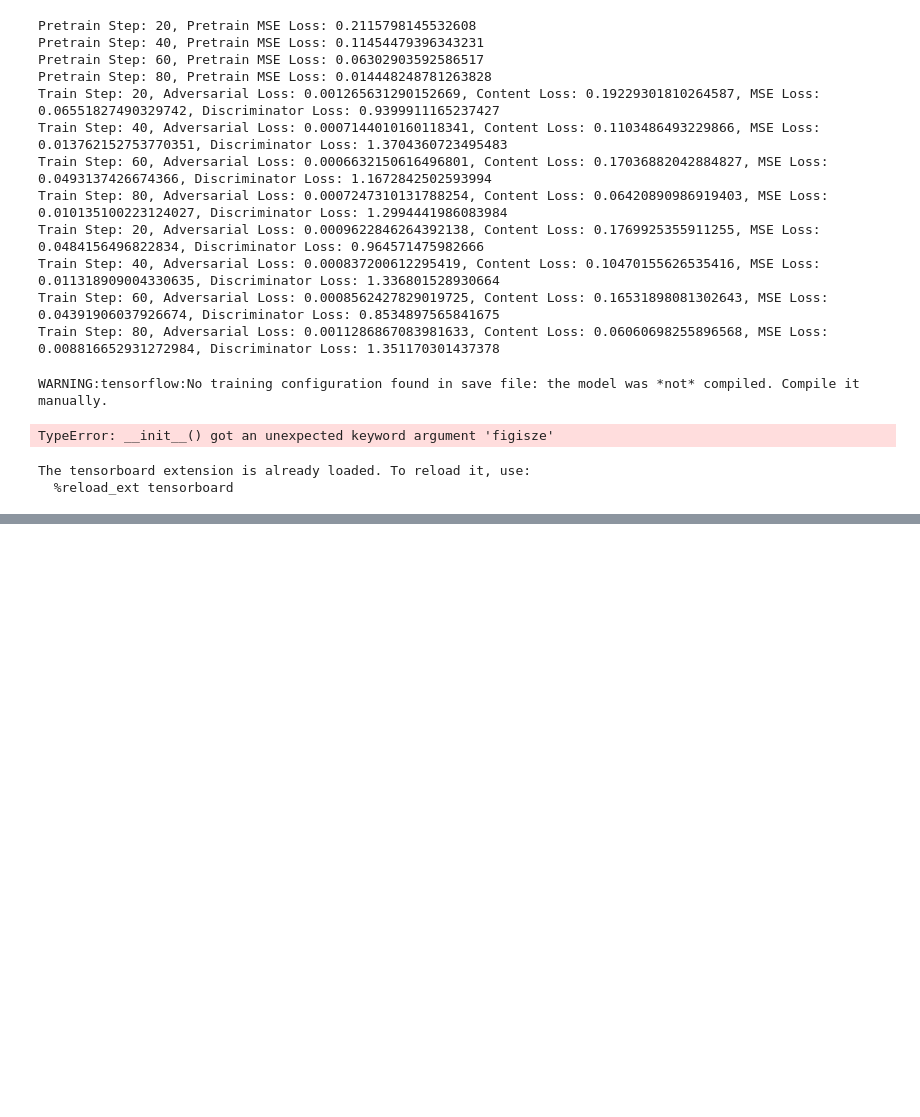
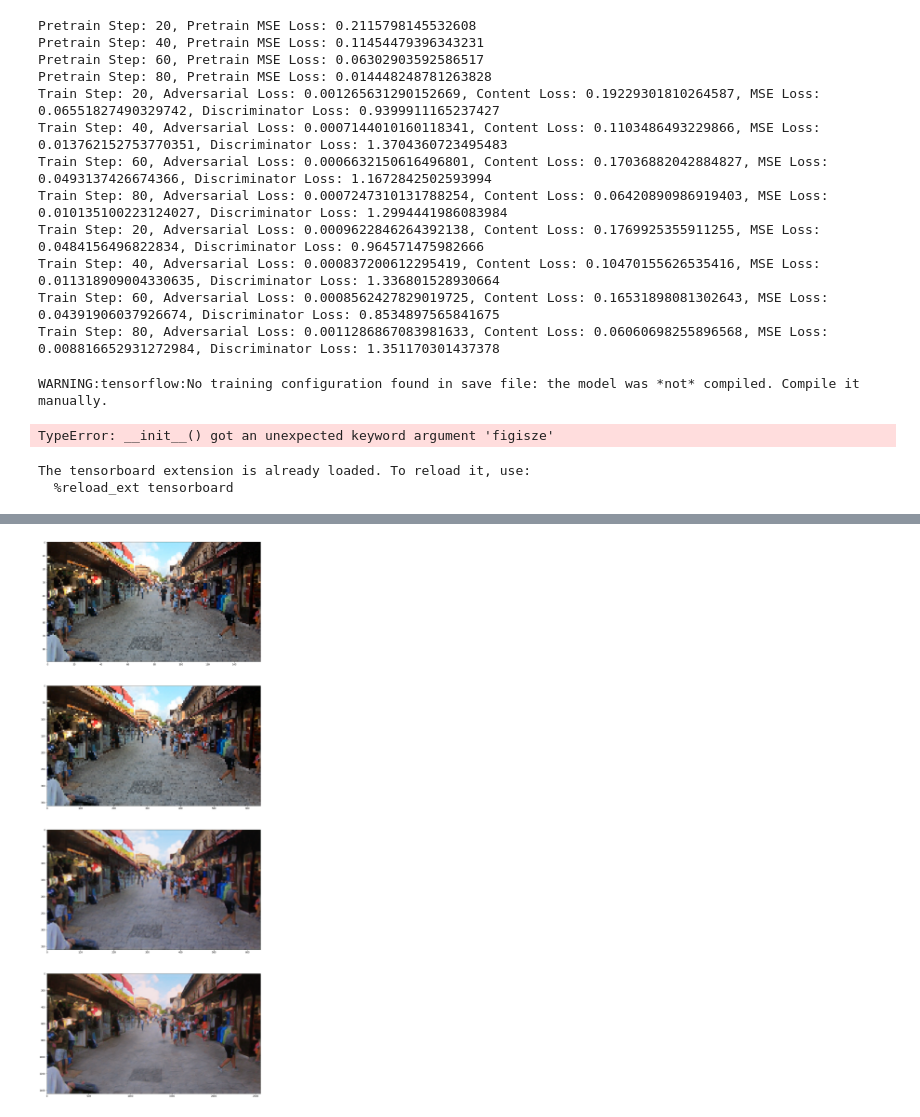
Before and after one commit to duongtruongtrong/super_resolution_video_srvgan, a Jupyter notebook: srv_gan_2.ipynb, the cells around one changed output, grey strips where cells are left out. Drawn from its saved outputs; the diff is of its cells as text; code cells hidden in the pictures; blank space fills up the shorter version.

Commit message:
can stack 2 model.predict together to upscale multiple times. Result of training 19 epochs is better than of training 3 epochs.

```diff
--- a/srv_gan_2.ipynb
+++ b/srv_gan_2.ipynb
@@ -32,9 +32,9 @@ if gpus:
     tf.config.experimental.set_virtual_device_configuration(
         gpus[0],
         [
-         tf.config.experimental.VirtualDeviceConfiguration(memory_limit=1024*0.15),
-         tf.config.experimental.VirtualDeviceConfiguration(memory_limit=1024*5.45) # for Training
-#          tf.config.experimental.VirtualDeviceConfiguration(memory_limit=1024*5) # for Testing
+         tf.config.experimental.VirtualDeviceConfiguration(memory_limit=1024*0.4),
+#          tf.config.experimental.VirtualDeviceConfiguration(memory_limit=1024*5.45) # for Training
+         tf.config.experimental.VirtualDeviceConfiguration(memory_limit=1024*5) # for Testing
         ])
     logical_gpus = tf.config.experimental.list_logical_devices('GPU')
     print(len(gpus), "Physical GPUs,", len(logical_gpus), "Logical GPUs")
@@ -1101,0 +1085,91 @@ gaussian
+# %%
+import tensorflow as tf
+
+gpus = tf.config.experimental.list_physical_devices('GPU')
+if gpus:
+  # Restrict TensorFlow to only allocate 1GB of memory on the first GPU
+  try:
+    # Currently, memory growth needs to be the same across GPUs
+#     for gpu in gpus:
+#       tf.config.experimental.set_memory_growth(gpu, True)
+    tf.config.experimental.set_virtual_device_configuration(
+        gpus[0],
+        [
+#          tf.config.experimental.VirtualDeviceConfiguration(memory_limit=1024*1),
+#          tf.config.experimental.VirtualDeviceConfiguration(memory_limit=1024*5.45) # for Training
+         tf.config.experimental.VirtualDeviceConfiguration(memory_limit=1024*4.5) # for Testing
+        ])
+    logical_gpus = tf.config.experimental.list_logical_devices('GPU')
+    print(len(gpus), "Physical GPUs,", len(logical_gpus), "Logical GPUs")
+  except RuntimeError as e:
+    # Virtual devices must be set before GPUs have been initialized
+    print(e)
+
+import matplotlib.pyplot as plt
+import random
+
+
+# for i in val_dataset.take(1):
+#     image = i
+
+# image = image[0]
+
+image = tf.io.read_file('results\low_2.png')
+image = tf.image.decode_jpeg(image, channels=3)
+
+image_adj = tf.image.convert_image_dtype(image, tf.float32)
+
+# image_adj = image_adj / 255.
+
+image_adj = tf.expand_dims(image_adj, axis=0)
+
+# with tf.device('/device:GPU:1'):
+
+# Recreate the exact same model, including its weights and the optimizer
+gen_model_1 = tf.keras.models.load_model('models/generator.h5')
+
+gen_1 = gen_model_1.predict(image_adj)
+gen_1 = tf.cast(255 * (gen_1 + 1.0) / 2.0, tf.uint8)
+
+# Recreate the exact same model, including its weights and the optimizer
+gen_model_2 = tf.keras.models.load_model('models/generator_2.h5')
+
+# Define arbitrary spatial dims, and 3 channels.
+inputs = tf.keras.Input((None, None, 3))
+
+# Trace out the graph using the input:
+outputs = gen_model_2(inputs)
+
+# Override the model:
+gen_model_2 = tf.keras.models.Model(inputs, outputs)
+
+gen_2 = gen_model_2.predict(image_adj)
+gen_2 = tf.cast(255 * (gen_2 + 1.0) / 2.0, tf.uint8)
+
+gen_2 = tf.image.convert_image_dtype(gen_2, tf.float32)
+
+gen_2 = gen_model_2.predict(gen_2)
+gen_2 = tf.cast(255 * (gen_2 + 1.0) / 2.0, tf.uint8)
+
+# image_high = tf.io.read_file('E:\CoderSchool_Final_Project\super_resolution_video\results\gen_1.png')
+# image_high = tf.image.decode_jpeg(image_high, channels=3)
+
+hr_height = 360
+hr_width = 640
+
+method_list = ['bilinear', 'lanczos3', 'lanczos5', 'bicubic', 'gaussian', 'nearest', 'area', 'mitchellcubic']
+downsampling_method = random.choice(method_list)
+print(downsampling_method)
+high_res = tf.image.resize(image,
+                          [hr_height, hr_width],
+                          preserve_aspect_ratio=True,
+                          method=downsampling_method)
+
+high_res = tf.cast(high_res, tf.uint8)
+
+f, (ax1, ax2, ax3, ax4) = plt.subplots(4, 1, figsize=(80, 45))
+ax1.imshow(image)
+ax2.imshow(high_res)
+ax3.imshow(gen_1[0])
+ax4.imshow(gen_2[0])
+# %% [output]
@@ -1101,0 +1183 @@ gaussian
+[figure, added]
```
Also changed, not shown: parts of 6 cells of this notebook.
